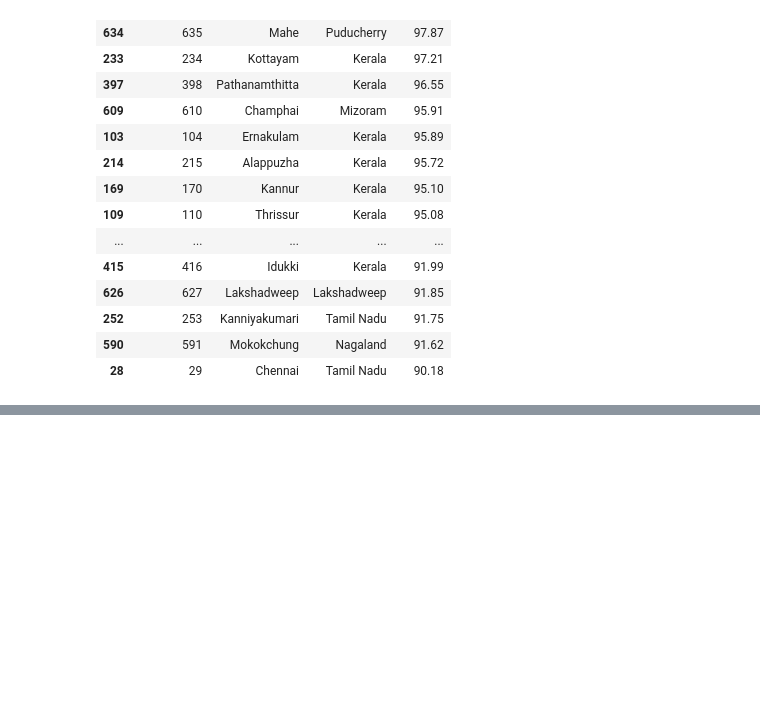
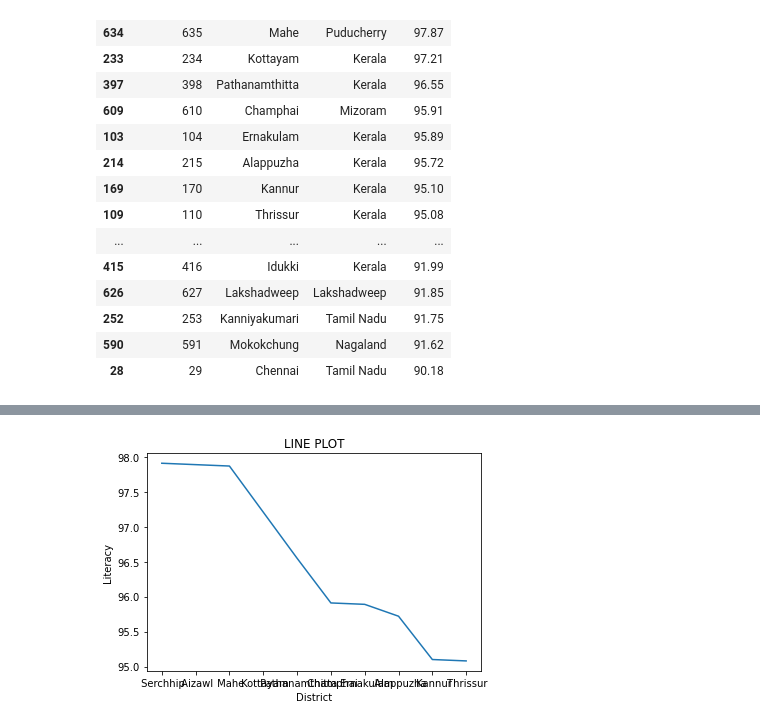
Before and after one commit to SyamChaithanya/SyamChaithanya, a Jupyter notebook: Untitled2.ipynb, the cells around one changed output, grey strips where cells are left out. Cells and saved outputs as stored; diff of their text form; code cells hidden in the pictures; blank space fills up the shorter version.

```diff
--- a/Untitled2.ipynb
+++ b/Untitled2.ipynb
@@ -148,0 +190,6 @@ Data2
+# %%
+sns.lineplot(data=Data,x='District',y='Literacy')
+plt.title('LINE PLOT')
+plt.show()
+# %% [output]
+[figure, added]
```
Also changed, not shown: parts of 64 cells of this notebook.
